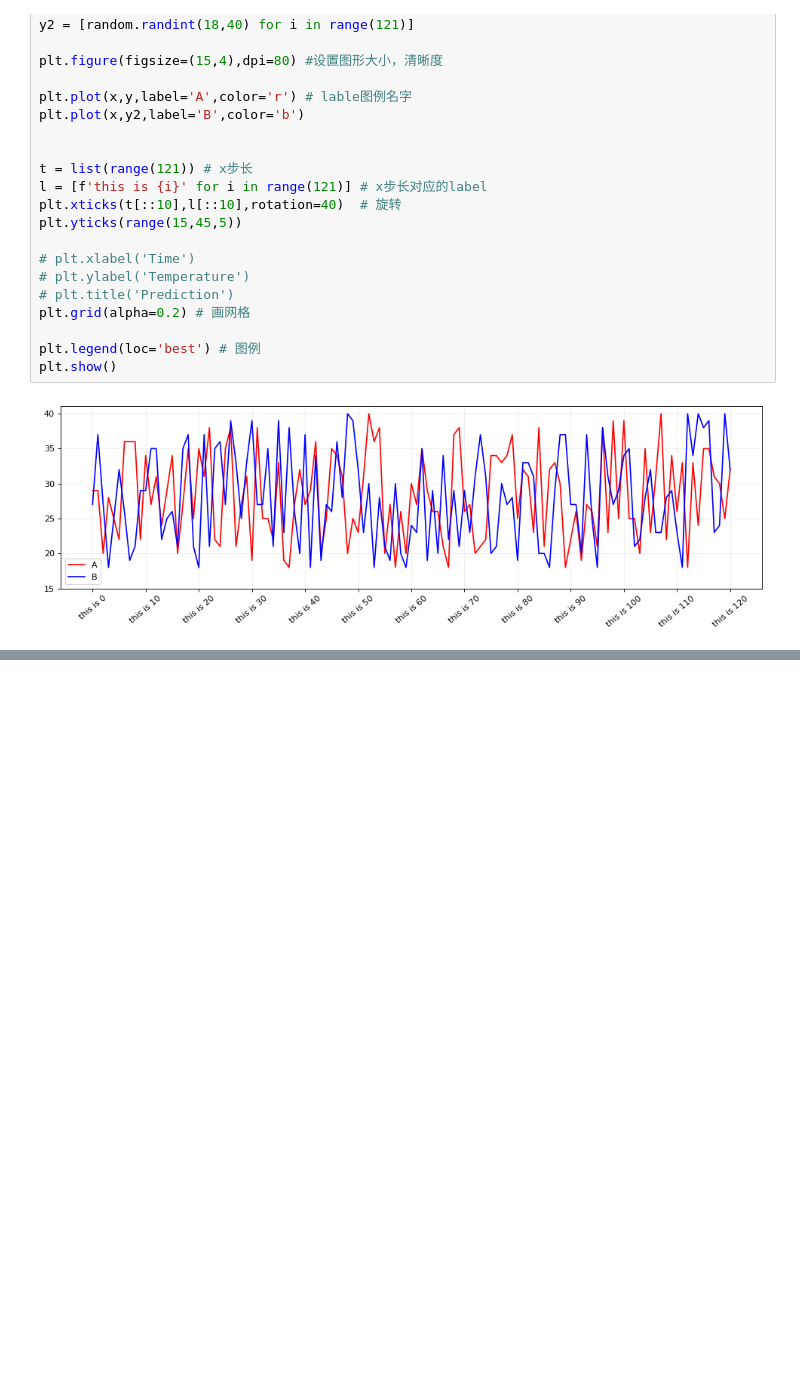
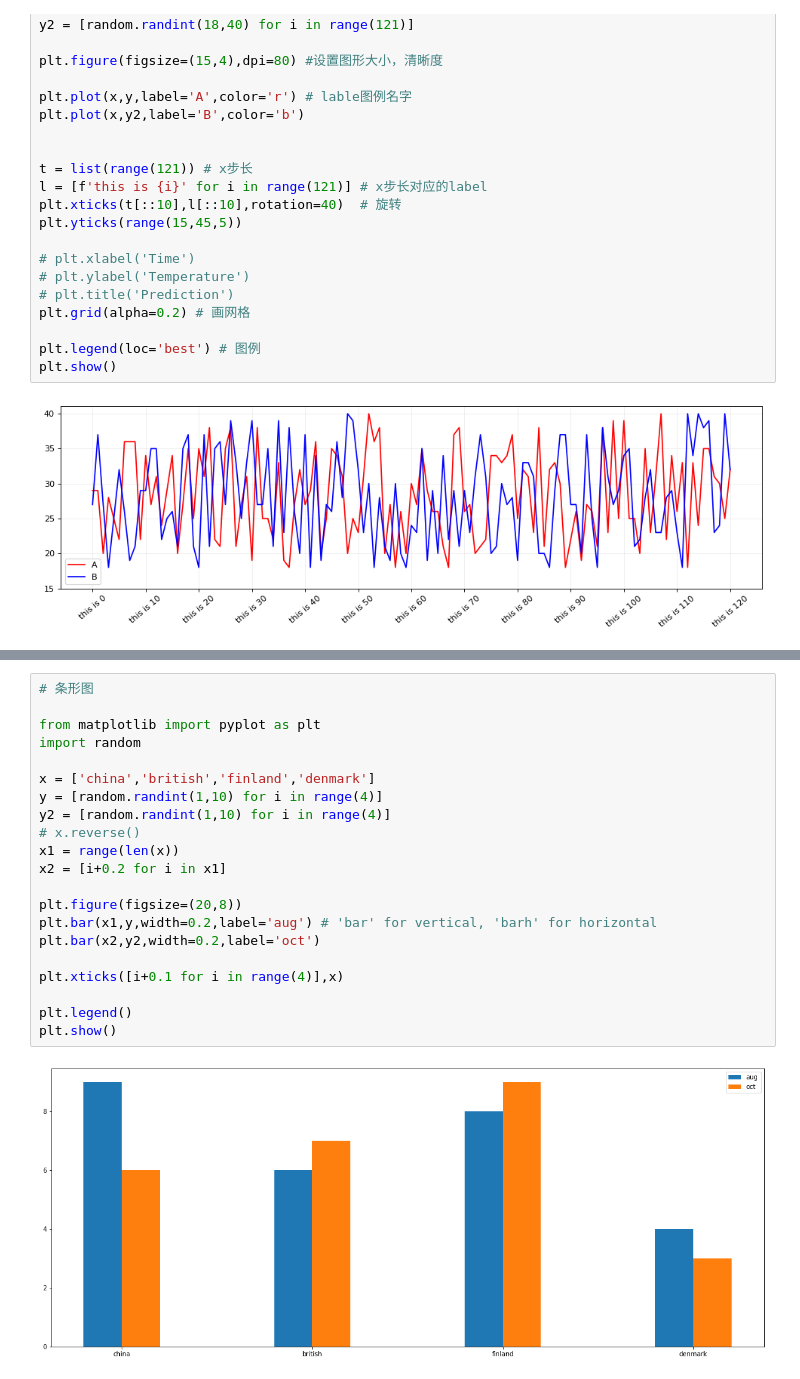
Before and after one commit to chennxxx/algorithm, a Jupyter notebook: matplotlib_learning.ipynb, the cells around one changed output, grey strips where cells are left out. Drawn from its saved outputs; the diff is of its cells as text; blank space fills up the shorter version.

```diff
--- a/matplotlib_learning.ipynb
+++ b/matplotlib_learning.ipynb
@@ -33,0 +52,23 @@ plt.show()
+# %%
+# 条形图
+
+from matplotlib import pyplot as plt
+import random
+
+x = ['china','british','finland','denmark']
+y = [random.randint(1,10) for i in range(4)]
+y2 = [random.randint(1,10) for i in range(4)]
+# x.reverse()
+x1 = range(len(x))
+x2 = [i+0.2 for i in x1]
+
+plt.figure(figsize=(20,8))
+plt.bar(x1,y,width=0.2,label='aug') # 'bar' for vertical, 'barh' for horizontal
+plt.bar(x2,y2,width=0.2,label='oct')
+
+plt.xticks([i+0.1 for i in range(4)],x)
+
+plt.legend()
+plt.show()
+# %% [output]
+[figure, added]
```
Also changed, not shown: parts of 3 cells of this notebook.
